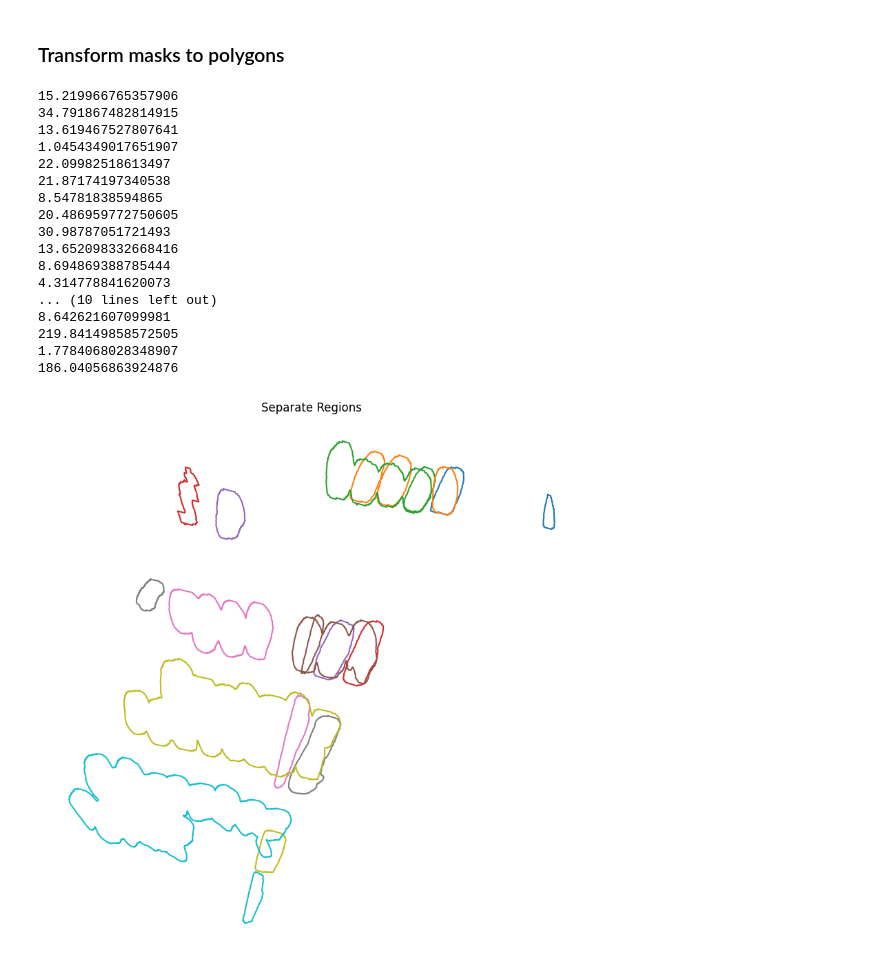
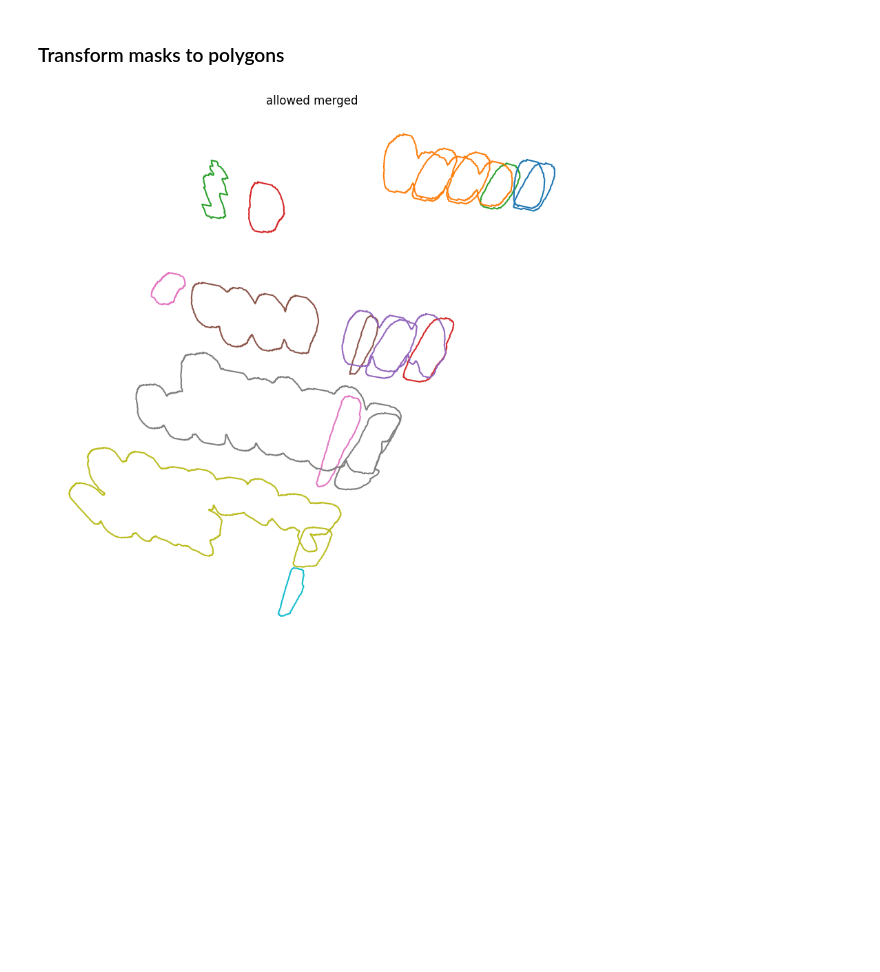
Before and after one commit to Trawirr/ParkingApp, a Jupyter notebook: image_processing/allowed_to_top_down.ipynb, the cells around one changed output. Drawn from its saved outputs; the diff is of its cells as text; code cells hidden in the pictures; blank space fills up the shorter version.

Commit message:
postprocessing allowed/forbidden areas

```diff
--- a/image_processing/allowed_to_top_down.ipynb
+++ b/image_processing/allowed_to_top_down.ipynb
@@ -105,6 +114,9 @@ def transform_point(point, H):
 def transform_polygon(polygon, H, scale=1):
     transformed_points = [transform_point(p, H) * scale for p in np.array(polygon.exterior.coords)]
     return Polygon(transformed_points)
+
+def filter_polygons(polygons: list[Polygon], min_size=5):
+    return [p for p in polygons if p.area > min_size]
 # %%
 # masks to separate regions
 camera_polygons = {
@@ -114,11 +126,11 @@ camera_polygons = {
     } for cid in camera_ids
 }
 # %%
-# regions to polygons
+# regions to polygons with area filter
 camera_polygons_transformed = {
     cid: {
-        'allowed': [transform_polygon(poly, homography[cid]) for poly in camera_polygons[cid]['allowed']],
-        'forbidden': [transform_polygon(poly, homography[cid]) for poly in camera_polygons[cid]['forbidden']]
+        'allowed': filter_polygons([transform_polygon(poly, homography[cid]) for poly in camera_polygons[cid]['allowed']], min_size=8),
+        'forbidden': filter_polygons([transform_polygon(poly, homography[cid]) for poly in camera_polygons[cid]['forbidden']], min_size=8)
     } for cid in camera_ids
 }
 # %%
@@ -131,41 +143,19 @@ camera_polygons_transformed[cid] = {
     'forbidden': [transform_polygon(poly, homography[hid]) for poly in camera_polygons_transformed[cid]['forbidden']]
 }
 # %%
-area_threshold = 4
 fig, ax = plt.subplots(figsize=(10, 10))
 
 for poly in camera_polygons_transformed['weti1']['allowed']:
-    print(poly.area)
-    if poly.area > area_threshold:
-        ax.plot(*poly.exterior.xy)
+    ax.plot(*poly.exterior.xy)
 for poly in camera_polygons_transformed['weti2']['allowed']:
-    print(poly.area)
-    if poly.area > area_threshold:
-        ax.plot(*poly.exterior.xy)
+    ax.plot(*poly.exterior.xy)
 
 ax.set_title("Separate Regions")
 plt.axis("off")
 plt.title('allowed merged')
 plt.show()
 # %% [output]
-15.219966765357906
-34.791867482814915
-13.619467527807641
-1.0454349017651907
-22.09982518613497
-21.87174197340538
-8.54781838594865
-20.486959772750605
-30.98787051721493
-13.652098332668416
-8.694869388785444
-4.314778841620073
-... (10 lines left out)
-8.642621607099981
-219.84149858572505
-1.7784068028348907
-186.04056863924876
-[figure, old version]
+[figure, new version]
 # %%
 area_f_threshold = 1
 fig, ax = plt.subplots(figsize=(10, 10))
```
Also changed, not shown: parts of 12 cells of this notebook, 3 other files.
